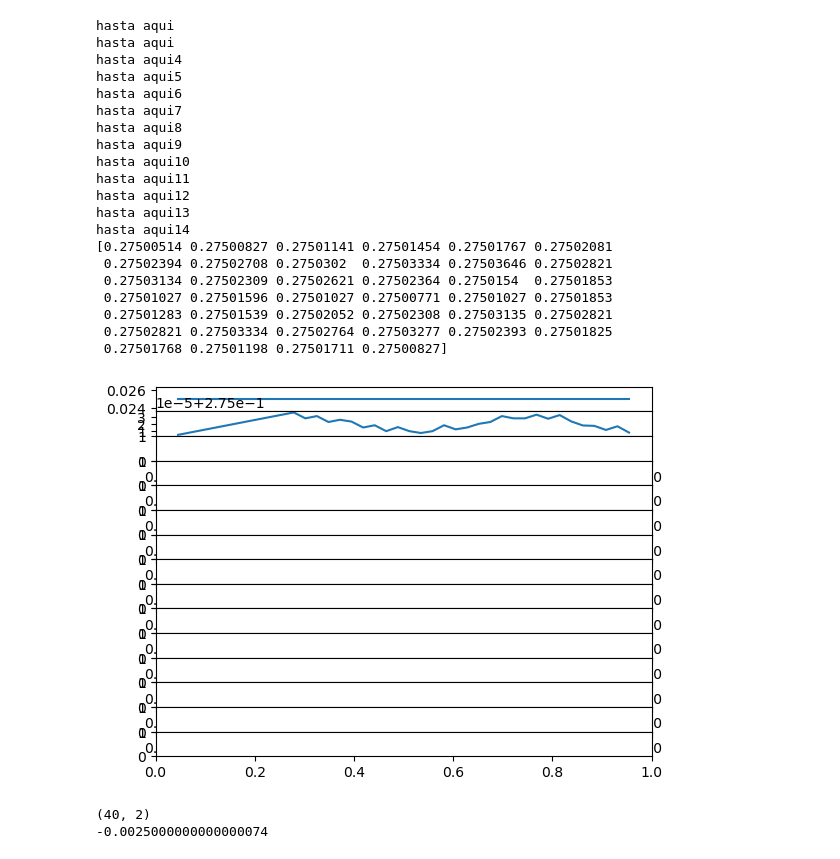
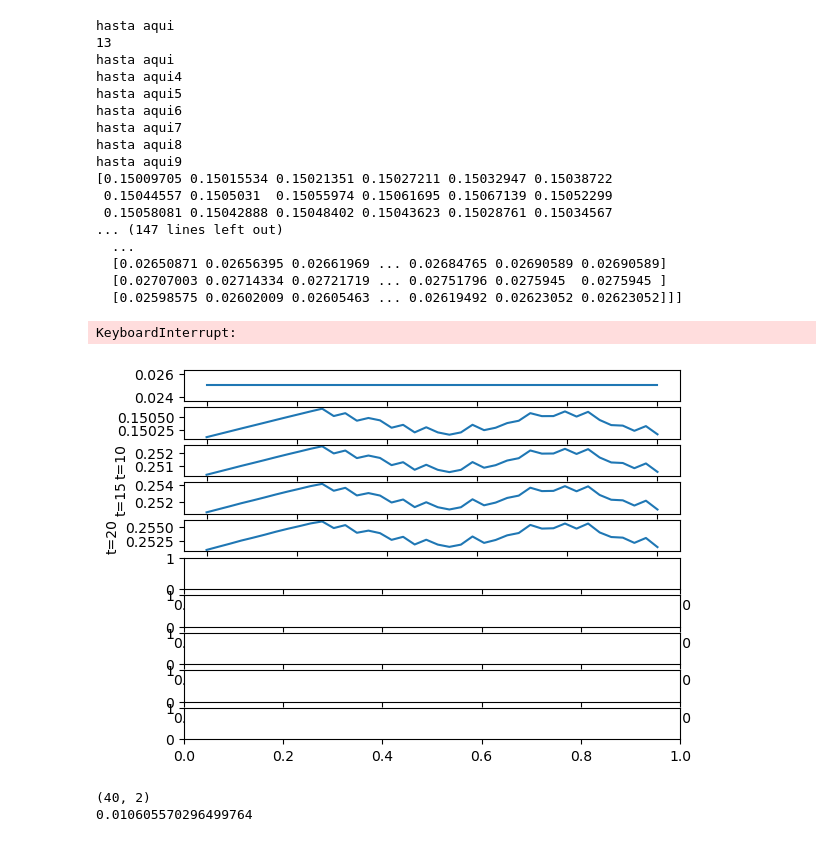
Before and after one commit to elenaoche/BoundedConfidenceTFM, a Jupyter notebook: MeanField.ipynb, the cells around one changed output. Cells and saved outputs as stored; diff of their text form; code cells hidden in the pictures.

```diff
--- a/MeanField.ipynb
+++ b/MeanField.ipynb
@@ -141,61 +160,59 @@ def degree_basedMF(G,dt,opiniondistrib):
 
     return opiniondistrib,totaldistrib
 # %%
-net_order = 900
+net_order = 20
 symmetric_updating = False
 threshold = 0.45
 convergence = 0.5
 Ngaps = 40
-Nsteps = 15
+Nsteps = 10
 dt=0.01
-totaldist = np.zeros((Ngaps,5))
+totaldist = np.zeros(Ngaps)
 
 fig,ax = plt.subplots(Nsteps,1)
 
 G = get_net('scale_free',net_order=net_order,rng=None)
 degree_distrib,meandegree,dim = degree_distribution(G)
 opiniondistrib = np.zeros((dim,Ngaps,Nsteps))
 
 for j in range(0,Ngaps):
     for i in range(0,dim):
         opiniondistrib[i][j][0] = 1/Ngaps
-    totaldist[j,0] = 1/Ngaps
+    totaldist[j] = 1/Ngaps
 
-ax[0].plot(np.linspace(start=0,stop=1,num=Ngaps),totaldist[:,0])
-opiniondistrib,totaldist[:,1] = degree_basedMFini(G,dt,opiniondistrib)
-print(totaldist[:,1])
-ax[1].plot(np.linspace(start=0,stop=1,num=Ngaps),totaldist[:,1])
+ax[0].plot(np.linspace(start=0,stop=1,num=Ngaps),totaldist)
+opiniondistrib,totaldist = degree_basedMFini(G,dt,opiniondistrib)
+print(totaldist)
+ax[1].plot(np.linspace(start=0,stop=1,num=Ngaps),totaldist)
 
-'''
-for i in range(2,5):
-    opiniondistrib,totaldist[:,i] = degree_basedMF(G,dt,opiniondistrib)
-    ax[i].plot(np.linspace(start=0,stop=1,num=Ngaps),totaldist[:,i])
+for i in range(2,Nsteps):
+    opiniondistrib,totaldist = degree_basedMF(G,dt,opiniondistrib)
+    print(opiniondistrib)
+    ax[i].plot(np.linspace(start=0,stop=1,num=Ngaps),totaldist)
     ax[i].set_ylabel("t={}".format(i*5))
     #ax[i].set_ylim(0,7)
-'''
+
 plt.subplots_adjust(hspace=0)
 # %% [output]
 hasta aqui
+13
 hasta aqui
 hasta aqui4
 hasta aqui5
 hasta aqui6
 hasta aqui7
 hasta aqui8
 hasta aqui9
-hasta aqui10
-hasta aqui11
-hasta aqui12
-hasta aqui13
-hasta aqui14
-[0.27500514 0.27500827 0.27501141 0.27501454 0.27501767 0.27502081
- 0.27502394 0.27502708 0.2750302  0.27503334 0.27503646 0.27502821
- 0.27503134 0.27502309 0.27502621 0.27502364 0.2750154  0.27501853
- 0.27501027 0.27501596 0.27501027 0.27500771 0.27501027 0.27501853
- 0.27501283 0.27501539 0.27502052 0.27502308 0.27503135 0.27502821
- 0.27502821 0.27503334 0.27502764 0.27503277 0.27502393 0.27501825
- 0.27501768 0.27501198 0.27501711 0.27500827]
+[0.15009705 0.15015534 0.15021351 0.15027211 0.15032947 0.15038722
+ 0.15044557 0.1505031  0.15055974 0.15061695 0.15067139 0.15052299
+ 0.15058081 0.15042888 0.15048402 0.15043623 0.15028761 0.15034567
+... (147 lines left out)
+  ...
+  [0.02650871 0.02656395 0.02661969 ... 0.02684765 0.02690589 0.02690589]
+  [0.02707003 0.02714334 0.02721719 ... 0.02751796 0.0275945  0.0275945 ]
+  [0.02598575 0.02602009 0.02605463 ... 0.02619492 0.02623052 0.02623052]]]
+KeyboardInterrupt:
-[figure, old version]
+[figure, new version]
 # %%
 net_order = 900
 symmetric_updating = False
@@ -211,14 +228,14 @@ opiniondistrib = np.zeros((Ngaps,2))
 print(np.shape(opiniondistrib))
 
 for i in range(0,Ngaps):
-        opiniondistrib[i,0] = 1/Ngaps
-        opiniondistrib[i,1] = 1/Ngaps
+        opiniondistrib[i,0] = i/(Ngaps)
+        opiniondistrib[i,1] = 1/(Ngaps+5*i)
 
 num = complete_integration(0.5,opiniondistrib[:,0],opiniondistrib[:,1])
 print(num)
 # %% [output]
 (40, 2)
--0.0025000000000000074
+0.010605570296499764
 # %%
 net_order = 900
 symmetric_updating = False
```
Also changed, not shown: parts of 2 cells of this notebook.
